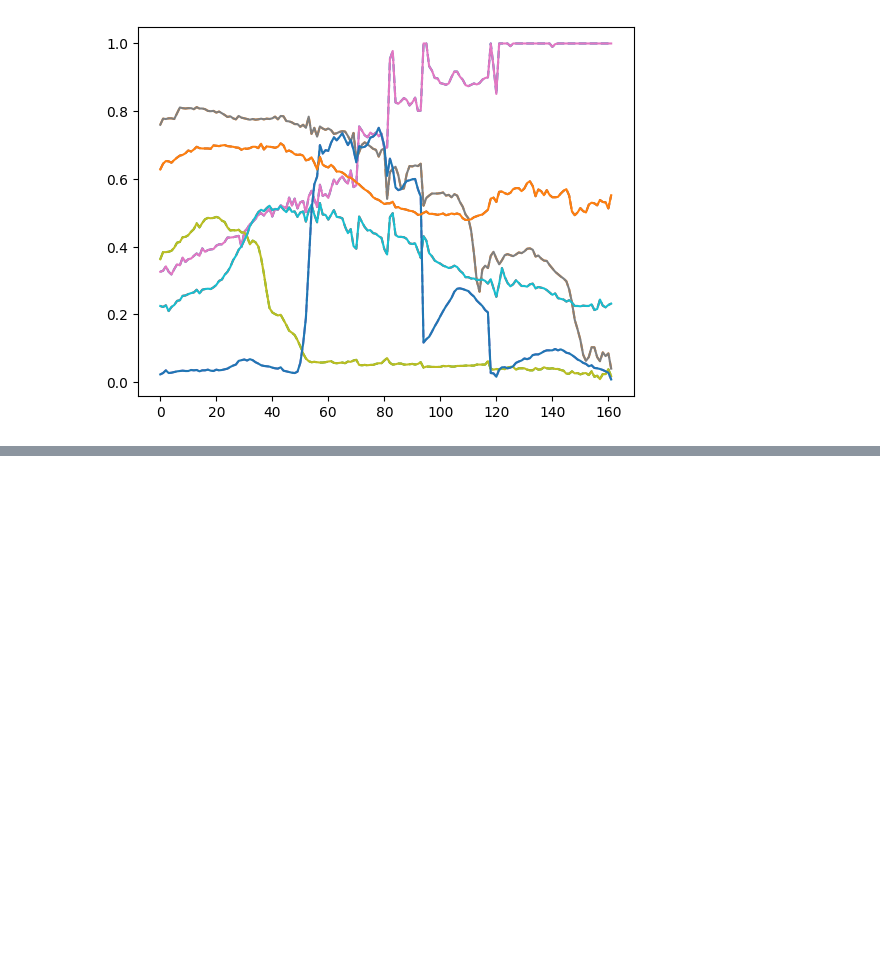
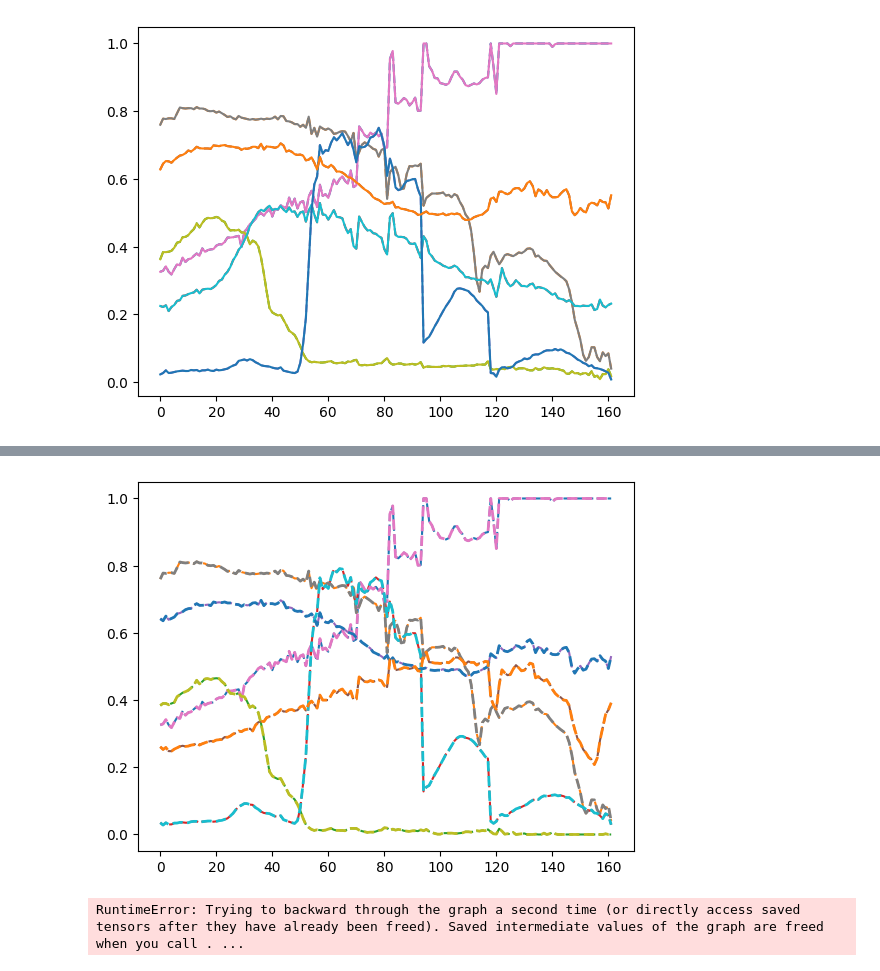
Before and after one commit to JulienAjdenbaum/hyperspectral_adversarial_AEENet, a Jupyter notebook: AAENet/AAENet.ipynb, the cells around one changed output, grey strips where cells are left out. Cells and saved outputs as stored; diff of their text form; code cells hidden in the pictures; blank space fills up the shorter version.

Commit message:
start discriminator

```diff
--- a/AAENet/AAENet.ipynb
+++ b/AAENet/AAENet.ipynb
@@ -627,35 +722,68 @@ discriminator = Discriminator(B=B, R=R)
 
 ae = AAENet(encoder, decoder, discriminator)
 
 mse = nn.MSELoss()
 sad = AngleDistanceLoss()
+
+# Optimizer for autoencoder
 opti = torch.optim.Adam(ae.parameters(), lr=1e-3, betas=(0.9, 0.99))
 
-plt.plot(VCA_endmembers, label="VCA endmembers", linestyle='--')
+# Optimizer for discriminator
+opti_D = torch.optim.Adam(discriminator.parameters(), lr=1e-3, betas=(0.9, 0.99))
+
+plt.plot(VCA_endmembers.detach().numpy(), label="VCA endmembers", linestyle='--')
 plt.plot(decoder.W.detach().numpy().T, label="Endmembers of the decoder", linestyle="--", linewidth=2)
 plt.show()
 
 epochs = 50
 losses = []
 
 for e in tqdm(range(epochs)):
     loss_epoch = 0
     for b in range(len(batches)):
+
+        # Train the reconstruction
         opti.zero_grad()
-        reconstruct,  = ae(batches[b])
-        #reconstruct = decoder(abundances)
-        loss = sad(reconstruct, batches[b])
+        neg_samples, reconstruct, pred = ae(batches[b])
+
+        loss_AE = sad(reconstruct, batches[b]) # Reconstruction error
+        loss_G = torch.mean(torch.log(1 - pred).reshape(-1))
+
+        loss = loss_AE + loss_G
         loss.backward()
+
         opti.step()
         ae.projection()
         opti.zero_grad()
         loss_epoch += loss.detach().numpy()
 
+        # Train the discriminator
+        # To be based on equation 8:
+        opti_D.zero_grad()
+
+        # Generate positive samples:
+        pos_samples = means[b] + torch.randn(batch_size, R) @ sqrt_covariances[b].T # MAYBE WRONG SENSE
+        pos_pred = discriminator(pos_samples)
+        neg_pred = discriminator(neg_samples)
+
+        loss_D = - torch.mean(torch.log(pos_pred)) - torch.mean(torch.log(1 - neg_pred)) # eq. 8
+        loss_D.backward()
+        opti_D.step()
+        opti_D.zero_grad()
+
+
+
+
     losses.append(loss_epoch / len(batches))
-    #print("Decoder variation", np.linalg.norm(decoder.W.detach().numpy() - VCA_endmembers.T))
+
+
+
 
 print("Final loss", loss.detach().numpy())
 plt.plot(losses)
 #plt.yscale('log')
 plt.title("Loss")
 plt.show()
+# %% [output]
+[figure, added]
+RuntimeError: Trying to backward through the graph a second time (or directly access saved tensors after they have already been freed). Saved intermediate values of the graph are freed when you call . ...
```
Also changed, not shown: parts of 14 cells of this notebook, 1 other file.
